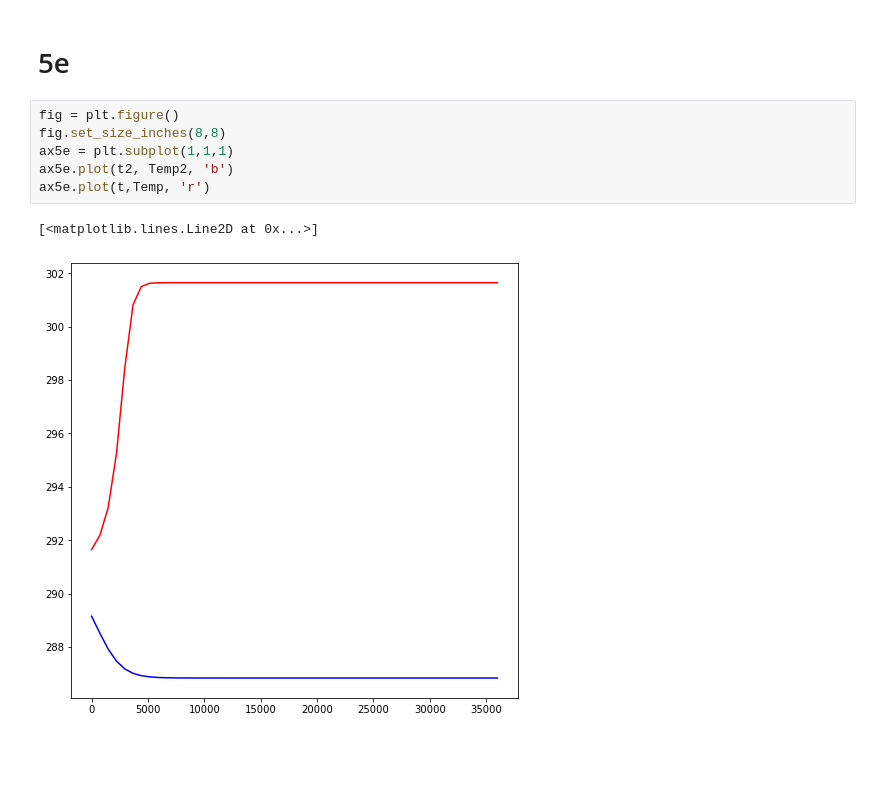
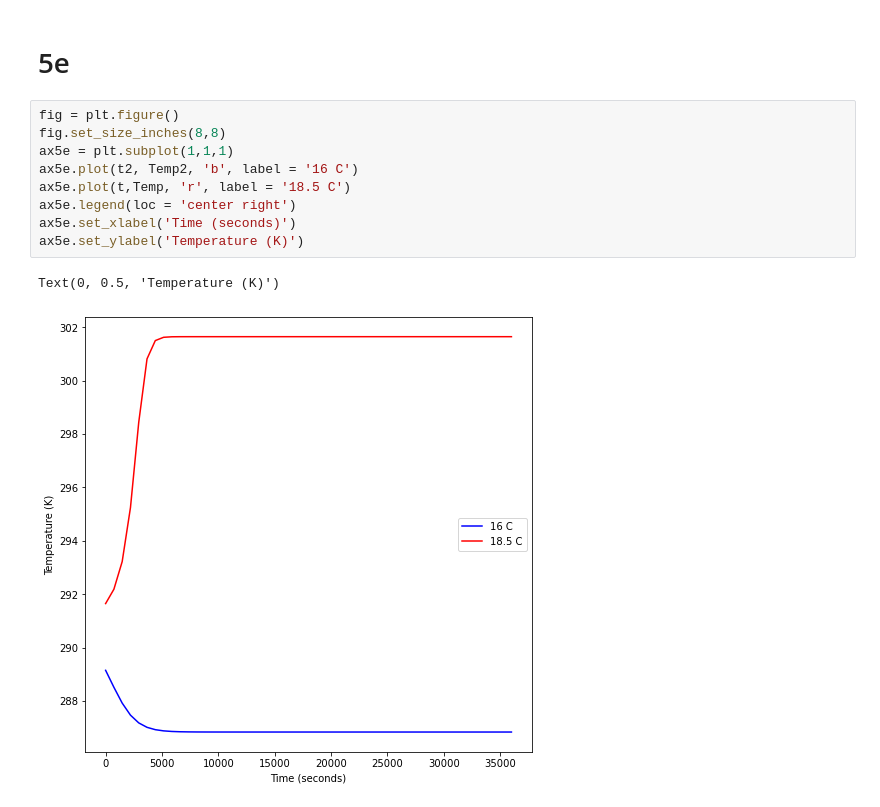
Before and after one commit to loganrower/BEE322_Thermo, a Jupyter notebook: HW5/HW5.ipynb, the cells around one changed output. Drawn from its saved outputs; the diff is of its cells as text; blank space fills up the shorter version.

```diff
--- a/HW5/HW5.ipynb
+++ b/HW5/HW5.ipynb
@@ -201,9 +201,12 @@ ax5c.plot(t2, Temp2)
 # %%
 fig = plt.figure()
 fig.set_size_inches(8,8)
 ax5e = plt.subplot(1,1,1)
-ax5e.plot(t2, Temp2, 'b')
-ax5e.plot(t,Temp, 'r')
+ax5e.plot(t2, Temp2, 'b', label = '16 C')
+ax5e.plot(t,Temp, 'r', label = '18.5 C')
+ax5e.legend(loc = 'center right')
+ax5e.set_xlabel('Time (seconds)')
+ax5e.set_ylabel('Temperature (K)')
 # %% [output]
-[<matplotlib.lines.Line2D at 0x...>]
+Text(0, 0.5, 'Temperature (K)')
-[figure, old version]
+[figure, new version]
```
